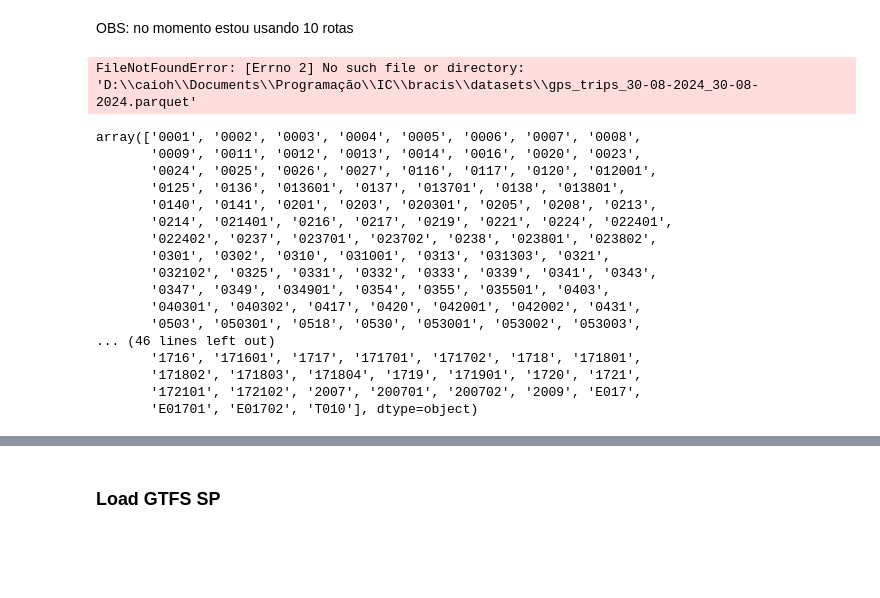
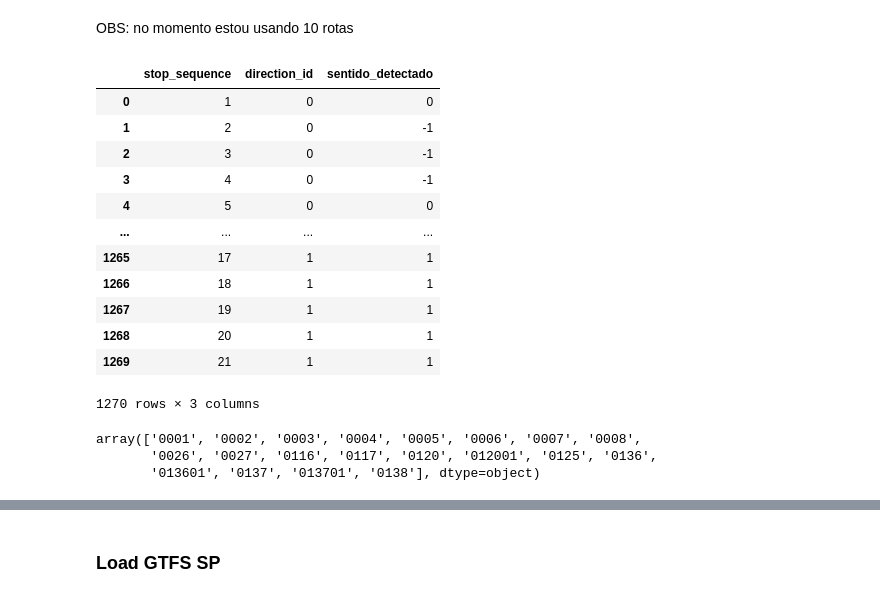
Before and after one commit to jorgenery/grafo-clusters, a Jupyter notebook: notebooks/kmeans.ipynb, the cells around one changed output, grey strips where cells are left out. Cells and saved outputs as stored; diff of their text form; code cells hidden in the pictures; blank space fills up the shorter version.

```diff
--- a/notebooks/kmeans.ipynb
+++ b/notebooks/kmeans.ipynb
@@ -142,50 +139,48 @@ def detectar_sentido(row, row_anterior, ponto_a, ponto_b):
 # %% [markdown]
 OBS: no momento estou usando 10 rotas
 # %%
-dataset_path = 'D:\\caioh\\Documents\\Programação\\IC\\bracis\\datasets'
+dataset_path = '..\datasets'
 routes = ['0001', '0002', '0003', '0004', '0005', '0006', '0007', '0008',
         '0026', '0027', '0116', '0117', '0120', '012001',
        '0125', '0136', '013601', '0137', '013701', '0138']
 trips = os.path.join(dataset_path, 'gps_trips_30-08-2024_30-08-2024.parquet')
 df_stun = stun_paradas_por_rotas(trips, routes)
 
 # Definir ponto inicial e final com base na primeira e última linha
 tp = (df_stun[df_stun['stop_sequence']==1]['stop_lat'].values[0], df_stun[df_stun['stop_sequence']==1]['stop_lon'].values[0])  # ponto inicial
 max_seq = df_stun['stop_sequence'].max()
 ts = (df_stun[df_stun['stop_sequence']==max_seq]['stop_lat'].values[0], df_stun[df_stun['stop_sequence']==max_seq]['stop_lon'].values[0])  # ponto final
 
 df_stun['sentido_detectado'] = df_stun.apply(
     lambda row: detectar_sentido(
         row,
         df_stun.iloc[row.name - 1] if row.name > 0 else None,
         tp,
         ts
     ),
     axis=1
 )
 df_stun[['stop_sequence', 'direction_id', 'sentido_detectado']]
 # %% [output]
+|  | stop_sequence | direction_id | sentido_detectado |
+| 0 | 1 | 0 | 0 |
+| 1 | 2 | 0 | -1 |
+| 2 | 3 | 0 | -1 |
+| 3 | 4 | 0 | -1 |
+| 4 | 5 | 0 | 0 |
+| ... | ... | ... | ... |
+| 1265 | 17 | 1 | 1 |
+| 1266 | 18 | 1 | 1 |
+| 1267 | 19 | 1 | 1 |
+| 1268 | 20 | 1 | 1 |
+| 1269 | 21 | 1 | 1 |
-FileNotFoundError: [Errno 2] No such file or directory: 'D:\\caioh\\Documents\\Programação\\IC\\bracis\\datasets\\gps_trips_30-08-2024_30-08-2024.parquet'
+1270 rows × 3 columns
 # %%
 df_stun['route_short_name'].unique()
 # %% [output]
 array(['0001', '0002', '0003', '0004', '0005', '0006', '0007', '0008',
-       '0009', '0011', '0012', '0013', '0014', '0016', '0020', '0023',
-       '0024', '0025', '0026', '0027', '0116', '0117', '0120', '012001',
-       '0125', '0136', '013601', '0137', '013701', '0138', '013801',
-       '0140', '0141', '0201', '0203', '020301', '0205', '0208', '0213',
-       '0214', '021401', '0216', '0217', '0219', '0221', '0224', '022401',
-       '022402', '0237', '023701', '023702', '0238', '023801', '023802',
-       '0301', '0302', '0310', '031001', '0313', '031303', '0321',
-       '032102', '0325', '0331', '0332', '0333', '0339', '0341', '0343',
-       '0347', '0349', '034901', '0354', '0355', '035501', '0403',
-       '040301', '040302', '0417', '0420', '042001', '042002', '0431',
-       '0503', '050301', '0518', '0530', '053001', '053002', '053003',
-... (46 lines left out)
-       '1716', '171601', '1717', '171701', '171702', '1718', '171801',
-       '171802', '171803', '171804', '1719', '171901', '1720', '1721',
-       '172101', '172102', '2007', '200701', '200702', '2009', 'E017',
-       'E01701', 'E01702', 'T010'], dtype=object)
+       '0026', '0027', '0116', '0117', '0120', '012001', '0125', '0136',
+       '013601', '0137', '013701', '0138'], dtype=object)
 # %%
 df_stun.head()
 # %% [output]
```
Also changed, not shown: parts of 7 cells of this notebook.
